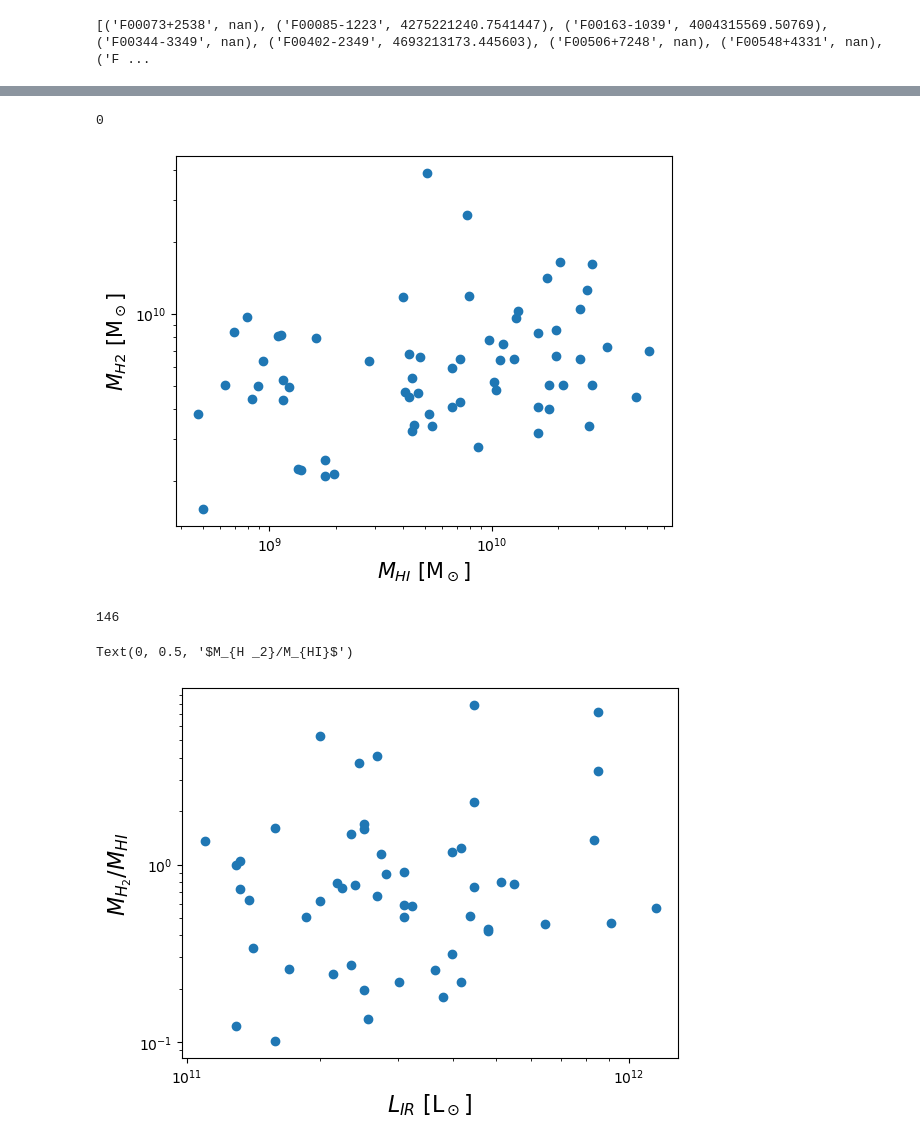
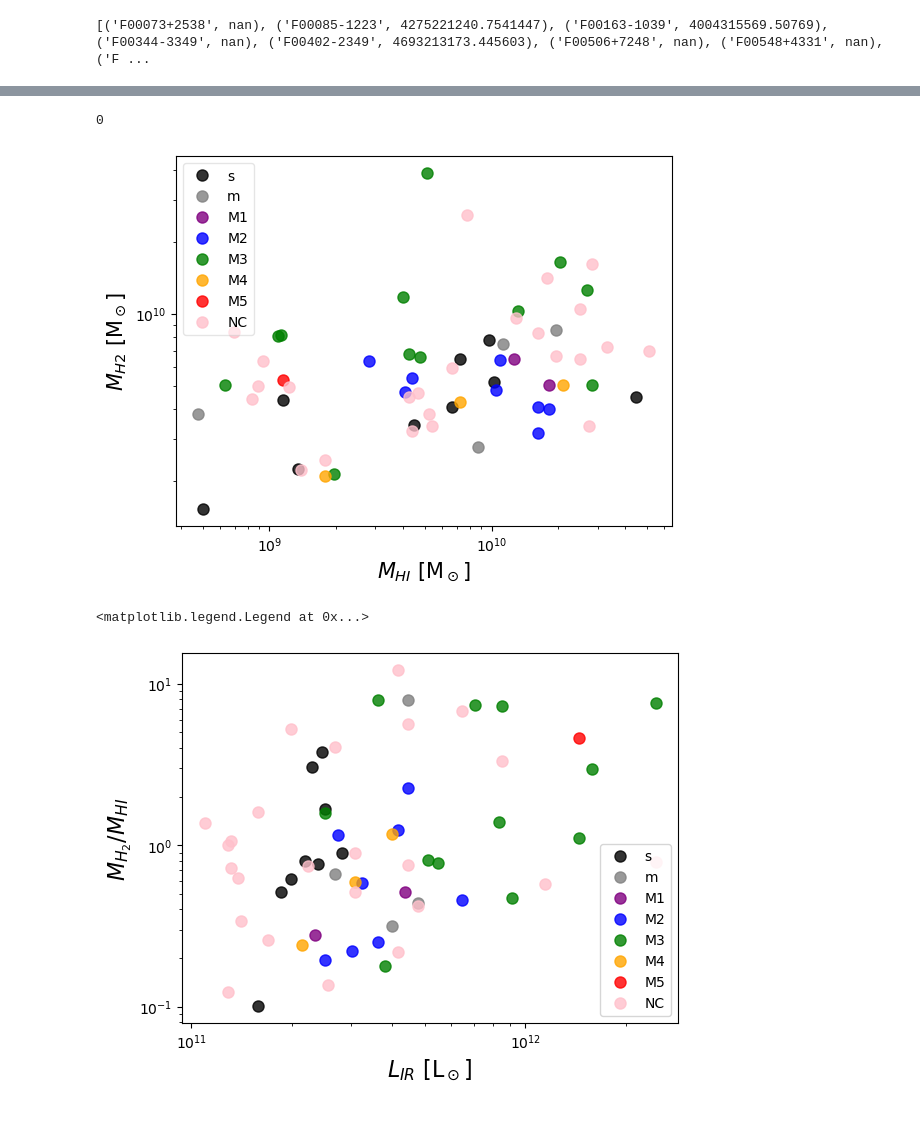
Before and after one commit to MatthewMotuz/GBO_REU, a Jupyter notebook: GOALS/GOALS_v3.ipynb, the cells around one changed output, grey strips where cells are left out. Drawn from its saved outputs; the diff is of its cells as text; code cells hidden in the pictures.

```diff
--- a/GOALS/GOALS_v3.ipynb
+++ b/GOALS/GOALS_v3.ipynb
@@ -586,3 +586,10 @@ for idx, row1 in df1.iterrows():
                 MH2_list.append((iras_name, np.nan))
     else:
         MH2_list.append((iras_name, np.nan))
+# %%
+df2 = df2.merge(df3[['IRAS Name', 'Merger State']], how='left', left_on='name', right_on='IRAS Name')
+if 'IRAS Name' in df2.columns:
+	df2 = df2.drop(columns=['IRAS Name'])
+if 'Merger State' not in df2.columns:
+	df2['Merger State'] = np.nan
+df2
@@ -592,6 +613,10 @@ print(MH2_list)
 [('F00073+2538', nan), ('F00085-1223', 4275221240.7541447), ('F00163-1039', 4004315569.50769), ('F00344-3349', nan), ('F00402-2349', 4693213173.445603), ('F00506+7248', nan), ('F00548+4331', nan), ('F ...
 # %%
 df2['MH2'] = [x[1] for x in MH2_list]
+# %%
+# Merge log(Lir) and Lir into df2 based on 'name'
+df2 = df2.merge(df1[['name', 'log(Lir)']], on='name', how='left')
+df2['Lir'] = 10 ** df2['log(Lir)']
 # %%
 print(df2.to_string())
 # %% [output]
@@ -614,24 +639,61 @@ print(df2.to_string())
 160  F23488+2018      79.3      NaN  14.13     1.42   5416.0        5.0  337.4     5.0  377.6     5.0       <  0.195   0.065     NaN   52.73  1.81      NaN      10.31        0.04       EM_NG           ...
 # %%
-# Ensure numeric and filter for Log(M_HI) > 1
+# Make sure mask and idx are both for df2
 mask = pd.to_numeric(df2['Log(M_HI)'], errors='coerce') > 1
-plt.scatter(10**df2['Log(M_HI)'][mask], df2['MH2'][mask], marker='o')
-plt.yscale('log')
-plt.xscale('log')
+for type, color, label in [
+    ('s', 'k', 's'),
+    ('m', 'grey', 'm'),
+    ('M1', 'purple', 'M1'),
+    ('M2', 'blue', 'M2'),
+    ('M3', 'green', 'M3'),
+    ('M4', 'orange', 'M4'),
+    ('M5', 'red', 'M5'),
+]:
+    idx = df2['Merger State'].astype(str).str.contains(f'^{type}$|^T{type}$', na=False)
+    combined = idx & mask
+    if combined.any():
+            plt.loglog(10**df2['Log(M_HI)'][combined], df2['MH2'][combined], 'o', markersize=8, color=color, alpha=0.8, label=label)
+
+nan_idx = df2['Merger State'].isna() & mask
+if nan_idx.any():
+    plt.loglog(10**df2['Log(M_HI)'][nan_idx], df2['MH2'][nan_idx],
+               'o', markersize=8, color='pink', alpha=0.8, label='NC')
+
+
 plt.xlabel(r'$M_{H I}$ [M$_\odot$]', fontsize=15)
 plt.ylabel(r'$M_{H 2}$ [M$_\odot$]', fontsize=15)
+plt.legend(loc = 'upper left', framealpha = 0.5)
 
 print(len(df2[df2['MH2'] > 1e12]))
 # %% [output]
 0
-[figure, old version]
+[figure, new version]
 # %%
-plt.loglog(Lir[mask], df2['MH2'][mask] / M_h1[mask], 'o')
-print(len(df2['MH2'][mask]))
+mask = pd.to_numeric(df2['Log(M_HI)'], errors='coerce') > 1
+for type, color, label in [
+    ('s', 'k', 's'),
+    ('m', 'grey', 'm'),
+    ('M1', 'purple', 'M1'),
+    ('M2', 'blue', 'M2'),
+    ('M3', 'green', 'M3'),
+    ('M4', 'orange', 'M4'),
+    ('M5', 'red', 'M5')
+]:
+    idx = df2['Merger State'].astype(str).str.contains(f'^{type}$|^T{type}$', na=False)
+    combined = idx & mask
+    if combined.any():
+        plt.loglog(df2['Lir'][combined], df2['MH2'][combined] / (10**df2['Log(M_HI)'][combined]),
+                   'o', markersize=8, color=color, alpha=0.8, label=label)
+
+# Handle NaN types
+nan_idx = df2['Merger State'].isna() & mask
+if nan_idx.any():
+    plt.loglog(df2['Lir'][nan_idx], df2['MH2'][nan_idx] / (10**df2['Log(M_HI)'][nan_idx]),
+               'o', markersize=8, color='pink', alpha=0.8, label='NC')
 
 plt.xlabel(r'$L_{IR}$ [L$_\odot$]', fontsize=16)
 plt.ylabel(r'$M_{H _2}/M_{HI}$', fontsize=16)
+plt.legend()
 # %% [output]
-146
+<matplotlib.legend.Legend at 0x...>
-Text(0, 0.5, '$M_{H _2}/M_{HI}$')
-[figure, old version]
+[figure, new version]
```
Also changed, not shown: parts of 5 cells of this notebook, 1 other file.
